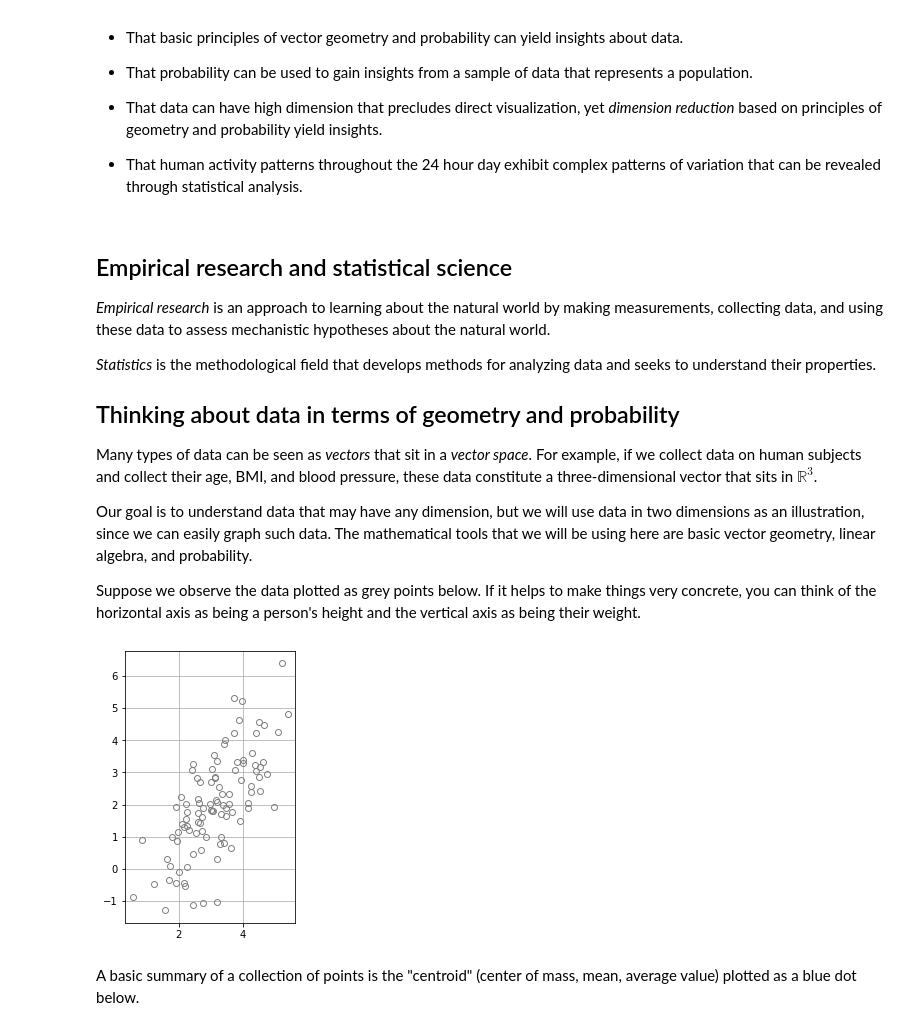
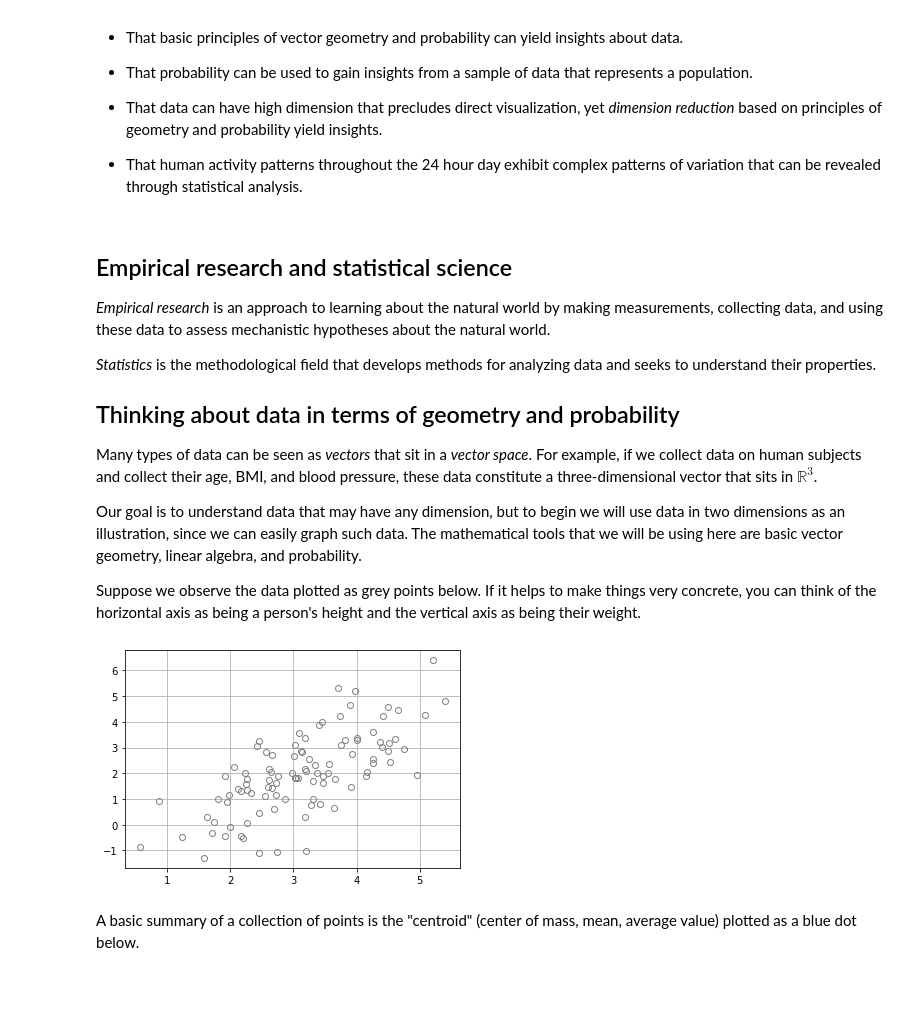
Before and after one commit to kshedden/case_studies, a Jupyter notebook: nhanes_activity/physical_activity.ipynb, the cells around one changed output. Drawn from its saved outputs; the diff is of its cells as text; code cells hidden in the pictures; blank space fills up the shorter version.

```diff
--- a/nhanes_activity/physical_activity.ipynb
+++ b/nhanes_activity/physical_activity.ipynb
@@ -30,7 +30,7 @@ import statsmodels.api as sm
 
 Many types of data can be seen as *vectors* that sit in a *vector space*.  For example, if we collect data on human subjects and collect their age, BMI, and blood pressure, these data constitute a three-dimensional vector that sits in ${\mathbb R}^3$.
 
-Our goal is to understand data that may have any dimension, but we will use data in two dimensions as an illustration, since we can easily graph such data.  The mathematical tools that we will be using here are basic vector geometry, linear algebra, and probability.
+Our goal is to understand data that may have any dimension, but to begin we will use data in two dimensions as an illustration, since we can easily graph such data.  The mathematical tools that we will be using here are basic vector geometry, linear algebra, and probability.
 
 Suppose we observe the data plotted as grey points below.  If it helps to make things very concrete, you can think of the horizontal axis as being a person's height and the vertical axis as being their weight.
 # %%
@@ -40,12 +40,10 @@ B = np.asarray([[1, 1], [0, 1]])
 np.random.seed(123)
 X = mn + np.dot(np.random.normal(size=(n, 2)), B)
 # %%
-plt.figure(figsize=(5, 5))
 plt.grid(True)
 ax = plt.plot(X[:, 0], X[:, 1], "o", mfc="none", color="grey");
-plt.gca().set_aspect("equal", "box")
 # %% [output]
-[figure, old version]
+[figure, new version]
 # %% [markdown]
 A basic summary of a collection of points is the "centroid" (center of mass, mean, average value) plotted as a blue dot below.
 # %%
```
Also changed, not shown: parts of 13 cells of this notebook.
